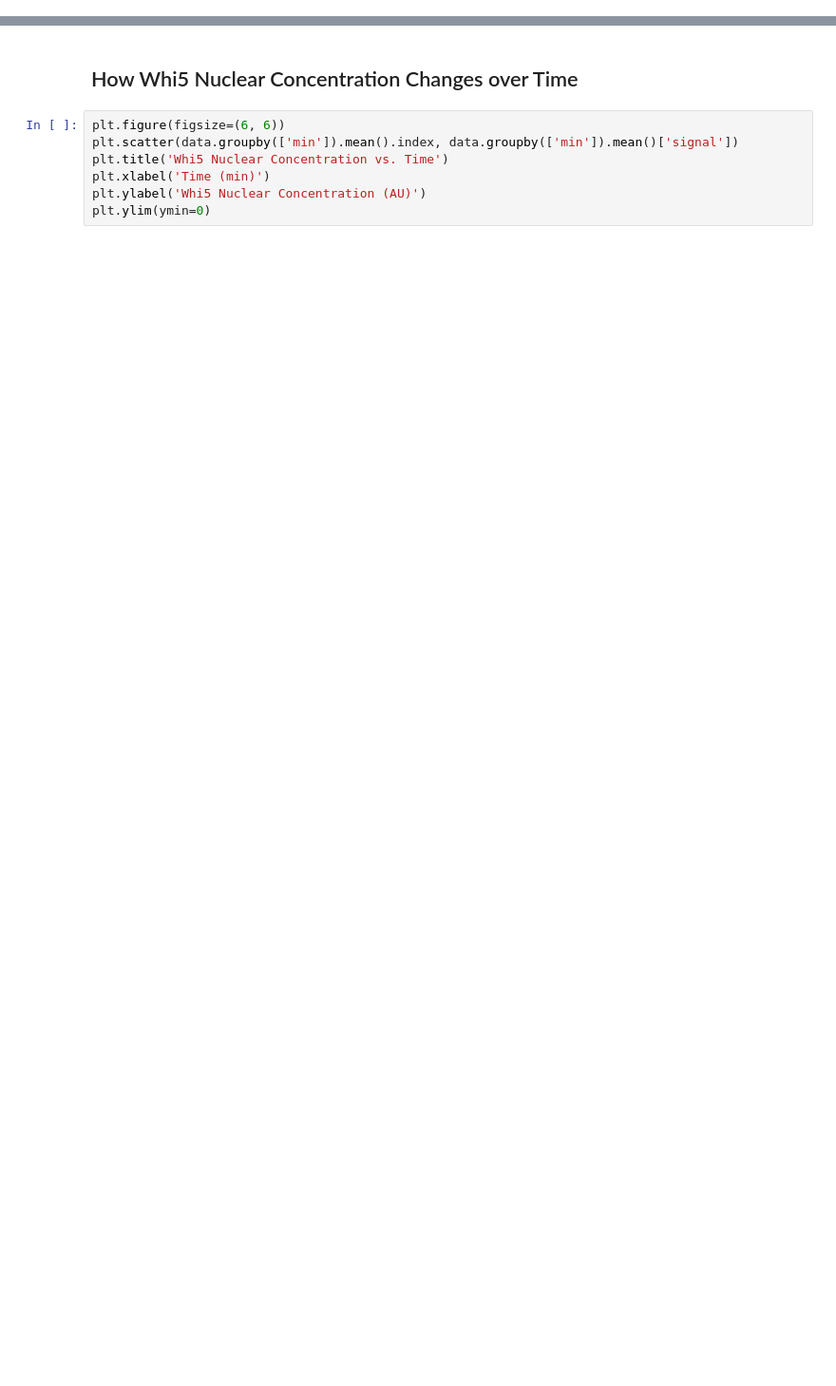
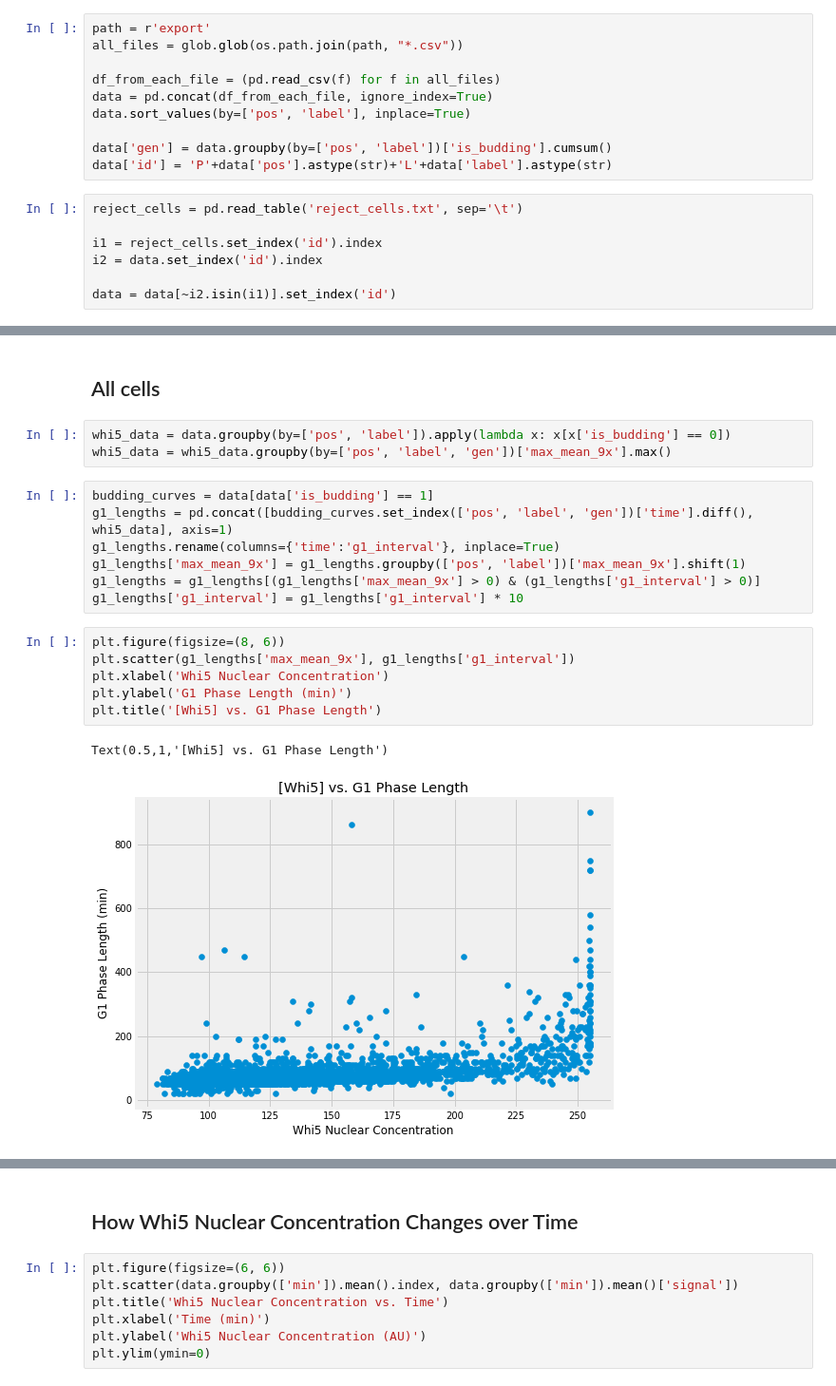
Before and after one commit to alexxyu/yeast-research, a Jupyter notebook: Exp249 Analysis.ipynb, the cells around one changed output, grey strips where cells are left out. Shown at 95% size. Cells and saved outputs as stored; diff of their text form; blank space fills up the shorter version.

```diff
--- a/Exp249 Analysis.ipynb
+++ b/Exp249 Analysis.ipynb
@@ -9,3 +9,20 @@ import warnings; warnings.simplefilter('ignore')
 
 pd.options.mode.chained_assignment = None  # default='warn'
 plt.style.use('fivethirtyeight')
+# %%
+path = r'export'
+all_files = glob.glob(os.path.join(path, "*.csv"))
+
+df_from_each_file = (pd.read_csv(f) for f in all_files)
+data = pd.concat(df_from_each_file, ignore_index=True)
+data.sort_values(by=['pos', 'label'], inplace=True)
+
+data['gen'] = data.groupby(by=['pos', 'label'])['is_budding'].cumsum()
+data['id'] = 'P'+data['pos'].astype(str)+'L'+data['label'].astype(str)
+# %%
+reject_cells = pd.read_table('reject_cells.txt', sep='\t')
+
+i1 = reject_cells.set_index('id').index
+i2 = data.set_index('id').index
+
+data = data[~i2.isin(i1)].set_index('id')
@@ -11,0 +31,21 @@ plt.style.use('fivethirtyeight')
+# %% [markdown]
+## All cells
+# %%
+whi5_data = data.groupby(by=['pos', 'label']).apply(lambda x: x[x['is_budding'] == 0])
+whi5_data = whi5_data.groupby(by=['pos', 'label', 'gen'])['max_mean_9x'].max()
+# %%
+budding_curves = data[data['is_budding'] == 1]
+g1_lengths = pd.concat([budding_curves.set_index(['pos', 'label', 'gen'])['time'].diff(), whi5_data], axis=1)
+g1_lengths.rename(columns={'time':'g1_interval'}, inplace=True)
+g1_lengths['max_mean_9x'] = g1_lengths.groupby(['pos', 'label'])['max_mean_9x'].shift(1)
+g1_lengths = g1_lengths[(g1_lengths['max_mean_9x'] > 0) & (g1_lengths['g1_interval'] > 0)]
+g1_lengths['g1_interval'] = g1_lengths['g1_interval'] * 10
+# %%
+plt.figure(figsize=(8, 6))
+plt.scatter(g1_lengths['max_mean_9x'], g1_lengths['g1_interval'])
+plt.xlabel('Whi5 Nuclear Concentration')
+plt.ylabel('G1 Phase Length (min)')
+plt.title('[Whi5] vs. G1 Phase Length')
+# %% [output]
+Text(0.5,1,'[Whi5] vs. G1 Phase Length')
+[figure, added]
```
Also changed, not shown: parts of 57 cells of this notebook, 1 other file.
